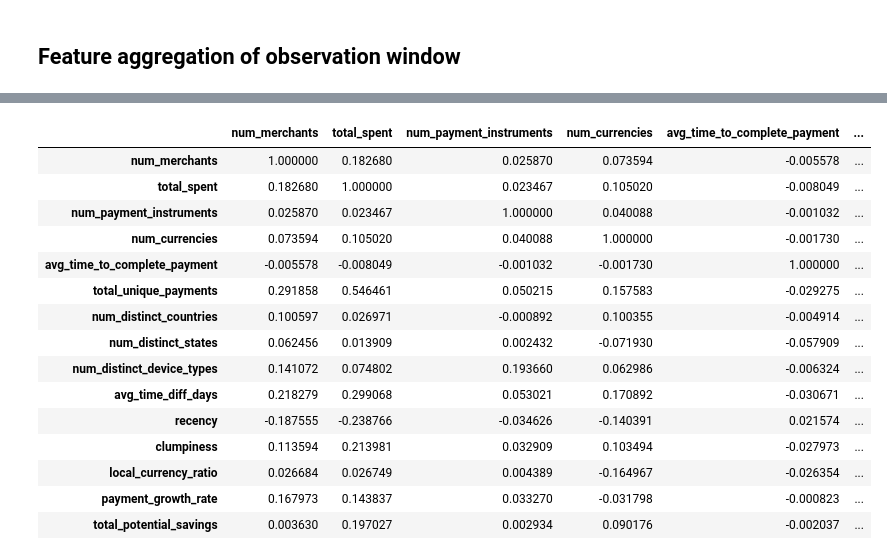
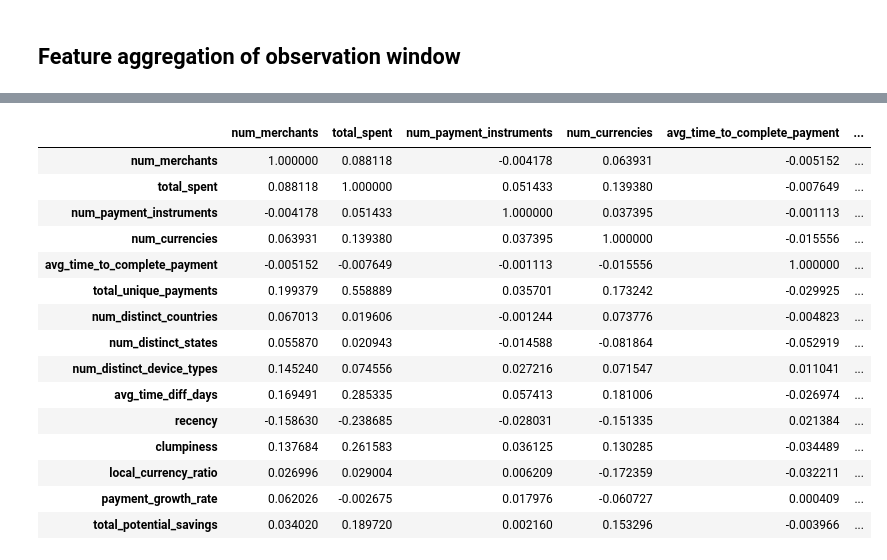
Before and after one commit to gioiablayer96/data-wizard-gioia, a Jupyter notebook: Home_Assignments/Nuvei_home_assignment/nuvei_home_assignment_gioia_blayer.ipynb, the cells around one changed output, grey strips where cells are left out. Cells and saved outputs as stored; diff of their text form; code cells hidden in the pictures.

```diff
--- a/Home_Assignments/Nuvei_home_assignment/nuvei_home_assignment_gioia_blayer.ipynb
+++ b/Home_Assignments/Nuvei_home_assignment/nuvei_home_assignment_gioia_blayer.ipynb
@@ -1910,0 +1959,14 @@ final_dataset
+# %%
+# let's see if categorical variables are discriminatory
+
+final_dataset.groupby(['most_common_is_paying_in_local_currency'])['total_spent_label'].mean()
+
+# i am dropping most_common_is_paying_in_local_currency because the average label value is almost the same for both categories
+final_dataset = final_dataset.drop(columns=['most_common_is_paying_in_local_currency'])
+# %%
+# let's see if categorical variables are discriminatory
+
+final_dataset.groupby(['most_common_payment_timestamp_season'])['total_spent_label'].mean()
+
+# i am dropping most_common_payment_timestamp_season because it's fixed
+final_dataset = final_dataset.drop(columns=['most_common_payment_timestamp_season'])
@@ -1927,0 +2009,2 @@ X_train, X_dev, y_train, y_dev = train_test_split(X_train_dev, y_train_dev, test
+# %%
+final_dataset['total_spent_label_binary'] = np.where(final_dataset['total_spent_label'] > 0,1,0)
@@ -1928,3 +2018,10 @@ X_train, X_dev, y_train, y_dev = train_test_split(X_train_dev, y_train_dev, test
+# %%
+# 2 stage model - start with classifier
+
+X = final_dataset.drop(columns=['user_id', 'total_spent_label','total_spent_label_binary'])
+y = final_dataset['total_spent_label_binary']
+X_train_dev, X_test, y_train_dev, y_test = train_test_split(X, y, test_size=0.33, random_state=42, stratify=y)
+X_train, X_dev, y_train, y_dev = train_test_split(X_train_dev, y_train_dev, test_size=0.33, random_state=42, stratify=y_train_dev)
 # %%
 X_train.shape, X_dev.shape, X_test.shape
 # %% [output]
@@ -1932,21 +2065,26 @@ X_train.shape, X_dev.shape, X_test.shape
 # %%
-X_train.corr() # we don't have any multicolinearity, features seem to be quite uncorrelated with one another. there is no couple of features that has a correlation higher than 0.8-0.85
+X_train[['num_merchants', 'total_spent', 'num_payment_instruments',
+       'num_currencies', 'avg_time_to_complete_payment',
+       'total_unique_payments', 'num_distinct_countries',
+       'num_distinct_states', 'num_distinct_device_types',
+       'avg_time_diff_days', 'recency', 'clumpiness', 'local_currency_ratio',
+       'payment_growth_rate', 'total_potential_savings']].corr() # we don't have any multicolinearity, features seem to be quite uncorrelated with one another. there is no couple of features that has a correlation higher than 0.8-0.85
 # %% [output]
 |  | num_merchants | total_spent | num_payment_instruments | num_currencies | avg_time_to_complete_payment | ... |
-| num_merchants | 1.000000 | 0.182680 | 0.025870 | 0.073594 | -0.005578 | ... |
-| total_spent | 0.182680 | 1.000000 | 0.023467 | 0.105020 | -0.008049 | ... |
-| num_payment_instruments | 0.025870 | 0.023467 | 1.000000 | 0.040088 | -0.001032 | ... |
-| num_currencies | 0.073594 | 0.105020 | 0.040088 | 1.000000 | -0.001730 | ... |
-| avg_time_to_complete_payment | -0.005578 | -0.008049 | -0.001032 | -0.001730 | 1.000000 | ... |
-| total_unique_payments | 0.291858 | 0.546461 | 0.050215 | 0.157583 | -0.029275 | ... |
-| num_distinct_countries | 0.100597 | 0.026971 | -0.000892 | 0.100355 | -0.004914 | ... |
-| num_distinct_states | 0.062456 | 0.013909 | 0.002432 | -0.071930 | -0.057909 | ... |
-| num_distinct_device_types | 0.141072 | 0.074802 | 0.193660 | 0.062986 | -0.006324 | ... |
-| avg_time_diff_days | 0.218279 | 0.299068 | 0.053021 | 0.170892 | -0.030671 | ... |
-| recency | -0.187555 | -0.238766 | -0.034626 | -0.140391 | 0.021574 | ... |
-| clumpiness | 0.113594 | 0.213981 | 0.032909 | 0.103494 | -0.027973 | ... |
-| local_currency_ratio | 0.026684 | 0.026749 | 0.004389 | -0.164967 | -0.026354 | ... |
-| payment_growth_rate | 0.167973 | 0.143837 | 0.033270 | -0.031798 | -0.000823 | ... |
-| total_potential_savings | 0.003630 | 0.197027 | 0.002934 | 0.090176 | -0.002037 | ... |
+| num_merchants | 1.000000 | 0.088118 | -0.004178 | 0.063931 | -0.005152 | ... |
+| total_spent | 0.088118 | 1.000000 | 0.051433 | 0.139380 | -0.007649 | ... |
+| num_payment_instruments | -0.004178 | 0.051433 | 1.000000 | 0.037395 | -0.001113 | ... |
+| num_currencies | 0.063931 | 0.139380 | 0.037395 | 1.000000 | -0.015556 | ... |
+| avg_time_to_complete_payment | -0.005152 | -0.007649 | -0.001113 | -0.015556 | 1.000000 | ... |
+| total_unique_payments | 0.199379 | 0.558889 | 0.035701 | 0.173242 | -0.029925 | ... |
+| num_distinct_countries | 0.067013 | 0.019606 | -0.001244 | 0.073776 | -0.004823 | ... |
+| num_distinct_states | 0.055870 | 0.020943 | -0.014588 | -0.081864 | -0.052919 | ... |
+| num_distinct_device_types | 0.145240 | 0.074556 | 0.027216 | 0.071547 | 0.011041 | ... |
+| avg_time_diff_days | 0.169491 | 0.285335 | 0.057413 | 0.181006 | -0.026974 | ... |
+| recency | -0.158630 | -0.238685 | -0.028031 | -0.151335 | 0.021384 | ... |
+| clumpiness | 0.137684 | 0.261583 | 0.036125 | 0.130285 | -0.034489 | ... |
+| local_currency_ratio | 0.026996 | 0.029004 | 0.006209 | -0.172359 | -0.032211 | ... |
+| payment_growth_rate | 0.062026 | -0.002675 | 0.017976 | -0.060727 | 0.000409 | ... |
+| total_potential_savings | 0.034020 | 0.189720 | 0.002160 | 0.153296 | -0.003966 | ... |
 # %%
 # Ensure y_train is a DataFrame and concatenate it with X_train
```
Also changed, not shown: parts of 163 cells of this notebook.
